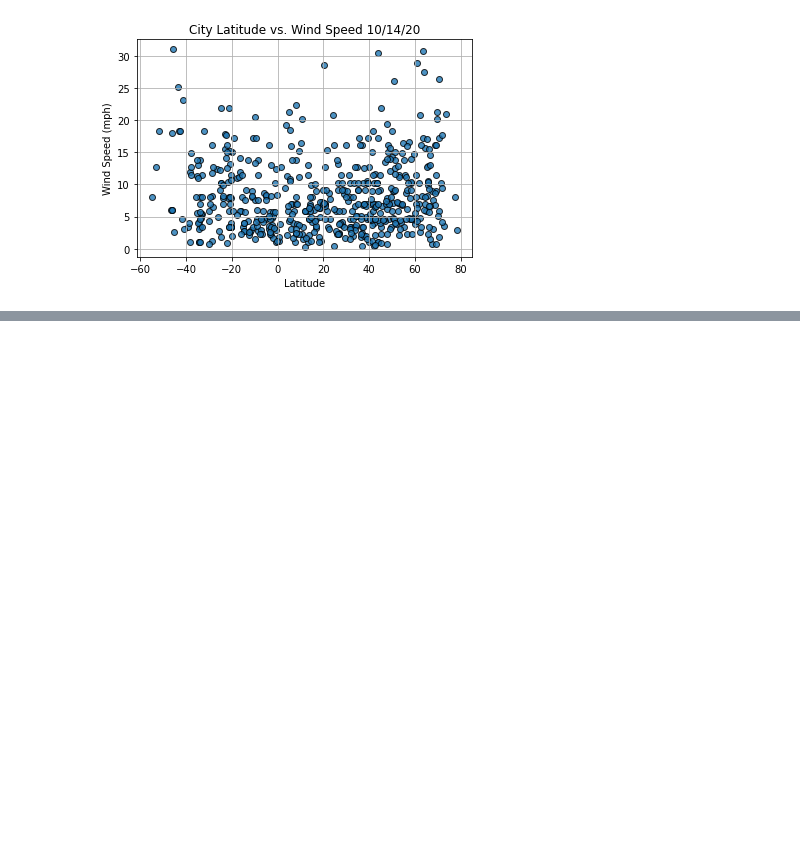
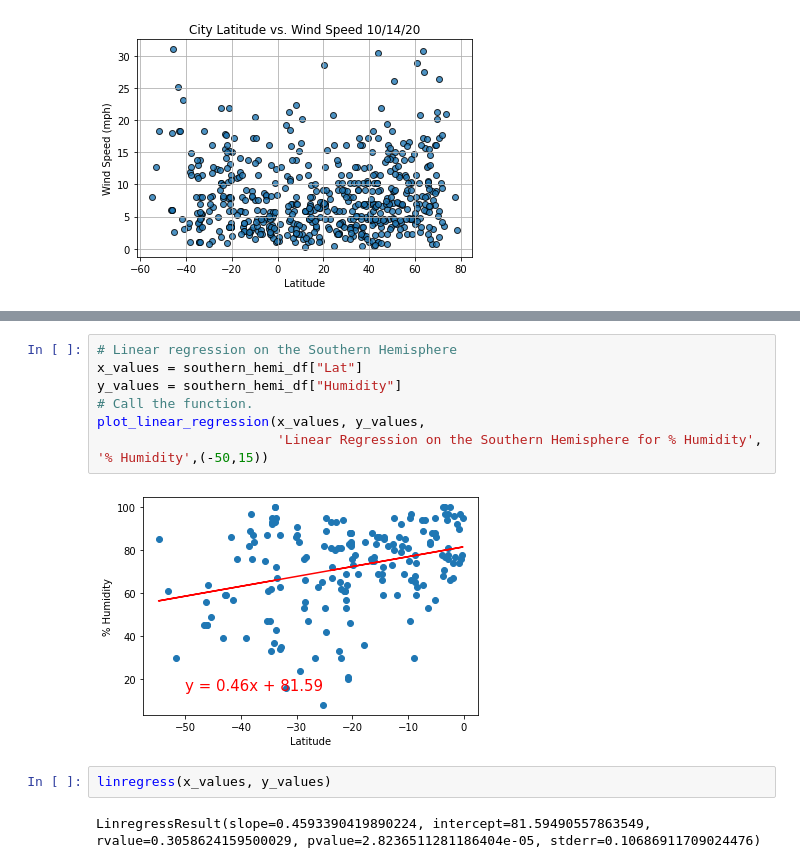
Before and after one commit to greensleeves8/World_Weather_Analysis, a Jupyter notebook: WeatherPy.ipynb, the cells around one changed output, grey strips where cells are left out. Saved outputs shown, nothing was run; the diff lists cells and outputs as text; blank space fills up the shorter version.

```diff
--- a/WeatherPy.ipynb
+++ b/WeatherPy.ipynb
@@ -241,0 +314,13 @@ plt.show()
+# %%
+# Linear regression on the Southern Hemisphere
+x_values = southern_hemi_df["Lat"]
+y_values = southern_hemi_df["Humidity"]
+# Call the function.
+plot_linear_regression(x_values, y_values,
+                       'Linear Regression on the Southern Hemisphere for % Humidity', '% Humidity',(-50,15))
+# %% [output]
+[figure, added]
+# %%
+linregress(x_values, y_values)
+# %% [output]
+LinregressResult(slope=0.4593390419890224, intercept=81.59490557863549, rvalue=0.3058624159500029, pvalue=2.8236511281186404e-05, stderr=0.10686911709024476)
```
Also changed, not shown: parts of 11 cells of this notebook.
